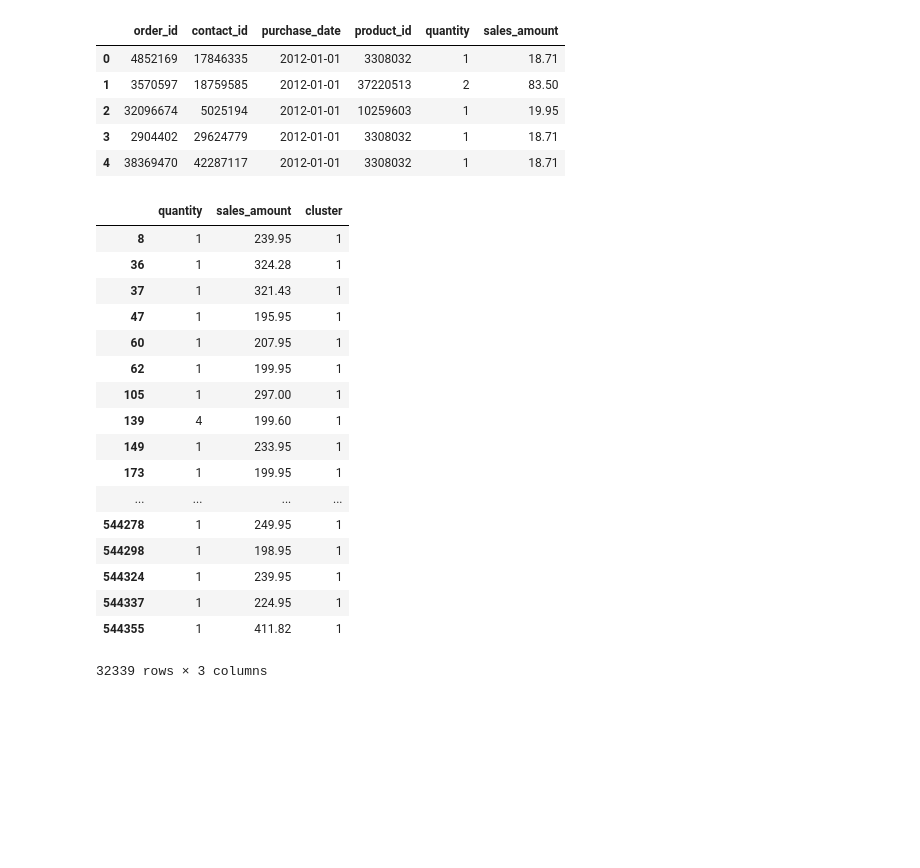
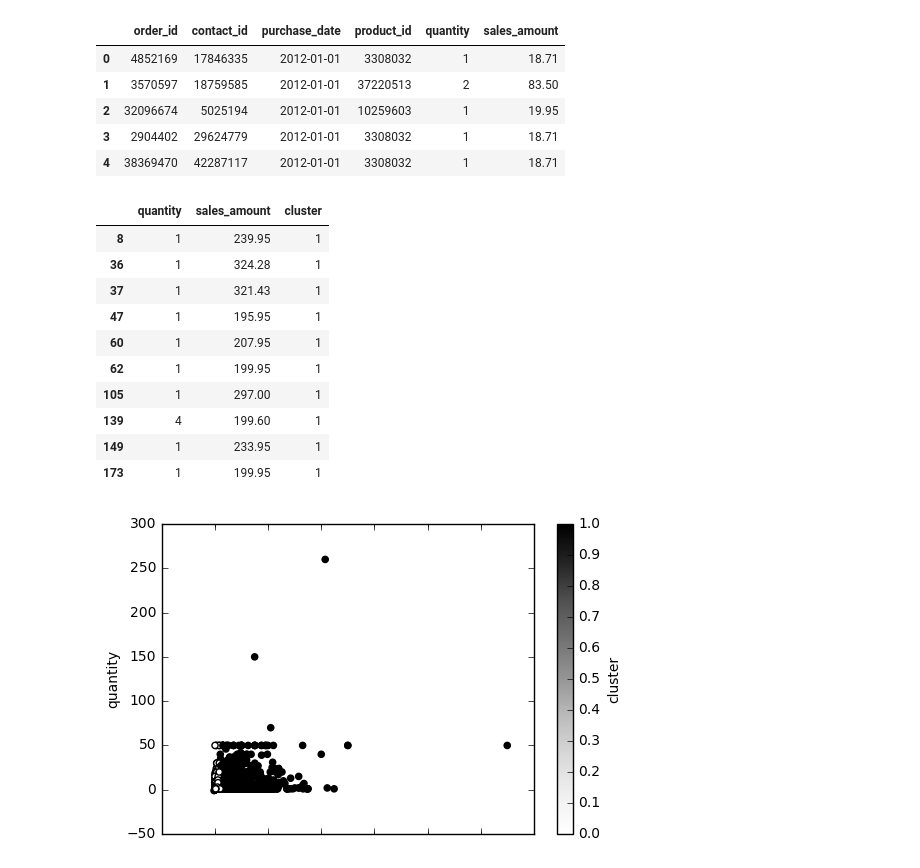
Before and after one commit to tromika/take-home-challenge-old-1, a Jupyter notebook: python/CLV.ipynb, the cells around one changed output. Drawn from its saved outputs; the diff is of its cells as text; code cells hidden in the pictures; blank space fills up the shorter version.

Commit message:
refactor CLV model

```diff
--- a/python/CLV.ipynb
+++ b/python/CLV.ipynb
@@ -46,26 +46,16 @@ dataCopy = data[['quantity','sales_amount']]
 outliersModel = KMeans(n_clusters=2)
 outliersModelFit = outliersModel.fit(dataCopy)
 # %%
-dataClustered = dataCopy
-dataClustered['cluster'] = outliersModel.predict(dataCopy)
+dataClustered[dataClustered.cluster == 1][:10]
+# %% [output]
+|  | quantity | sales_amount | cluster |
+| 8 | 1 | 239.95 | 1 |
+| 36 | 1 | 324.28 | 1 |
+| 37 | 1 | 321.43 | 1 |
+| 47 | 1 | 195.95 | 1 |
+| 60 | 1 | 207.95 | 1 |
+| 62 | 1 | 199.95 | 1 |
+| 105 | 1 | 297.00 | 1 |
+| 139 | 4 | 199.60 | 1 |
+| 149 | 1 | 233.95 | 1 |
+| 173 | 1 | 199.95 | 1 |
-# %%
-dataClustered[dataClustered.cluster == 1]
-# %% [output]
-|  | quantity | sales_amount | cluster |
-| 8 | 1 | 239.95 | 1 |
-| 36 | 1 | 324.28 | 1 |
-| 37 | 1 | 321.43 | 1 |
-| 47 | 1 | 195.95 | 1 |
-| 60 | 1 | 207.95 | 1 |
-| 62 | 1 | 199.95 | 1 |
-| 105 | 1 | 297.00 | 1 |
-| 139 | 4 | 199.60 | 1 |
-| 149 | 1 | 233.95 | 1 |
-| 173 | 1 | 199.95 | 1 |
-| ... | ... | ... | ... |
-| 544278 | 1 | 249.95 | 1 |
-| 544298 | 1 | 198.95 | 1 |
-| 544324 | 1 | 239.95 | 1 |
-| 544337 | 1 | 224.95 | 1 |
-| 544355 | 1 | 411.82 | 1 |
-32339 rows × 3 columns
@@ -73,0 +62,5 @@ inputData = data.groupby(['contact_id', 'order_id'])
+# %%
+from matplotlib import pyplot
+dataClustered.plot(kind='scatter', x='sales_amount', y='quantity', c='cluster')
+# %% [output]
+[figure, added]
```
Also changed, not shown: parts of 26 cells of this notebook.
